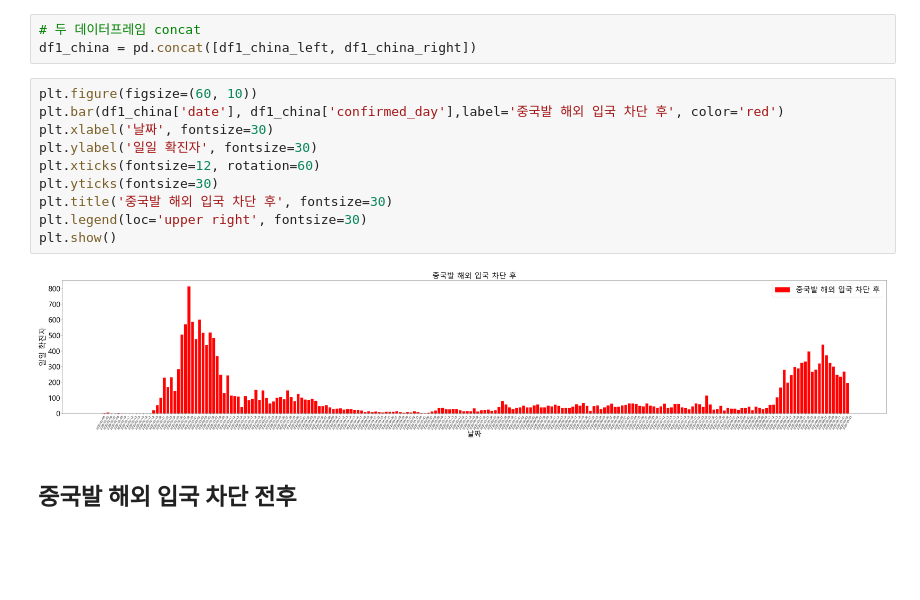
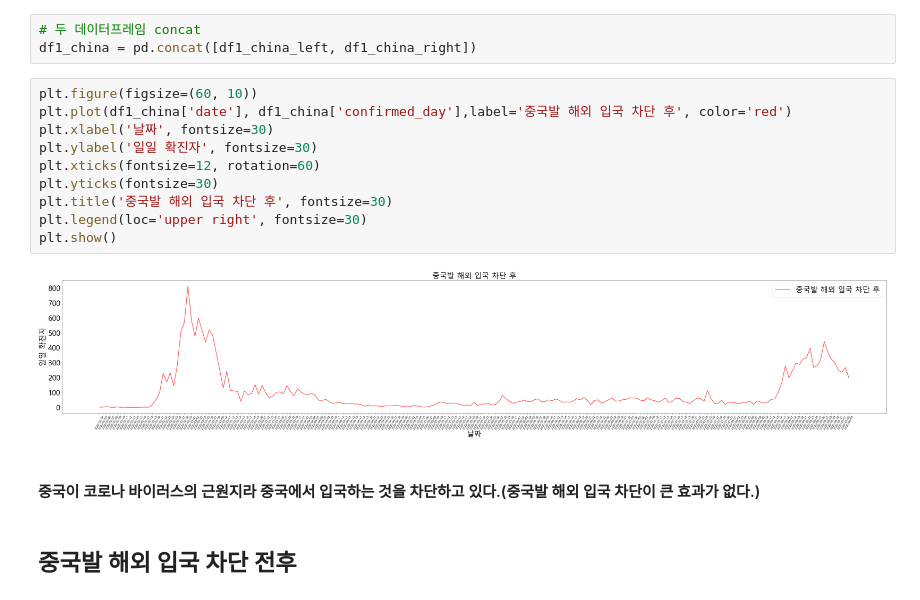
Before and after one commit to xdfc1745/corona_dataAnalysis, a Jupyter notebook: policy_until_0904/covid19_policy_immigration.ipynb, the cells around one changed output. Saved outputs shown, nothing was run; the diff lists cells and outputs as text; blank space fills up the shorter version.

```diff
--- a/policy_until_0904/covid19_policy_immigration.ipynb
+++ b/policy_until_0904/covid19_policy_immigration.ipynb
@@ -103,16 +103,18 @@ df1_china_right = df1_sum[(df1_sum['date'] >= '2020-07-01')]
 df1_china = pd.concat([df1_china_left, df1_china_right])
 # %%
 plt.figure(figsize=(60, 10))
-plt.bar(df1_china['date'], df1_china['confirmed_day'],label='중국발 해외 입국 차단 후', color='red')
+plt.plot(df1_china['date'], df1_china['confirmed_day'],label='중국발 해외 입국 차단 후', color='red')
 plt.xlabel('날짜', fontsize=30)
 plt.ylabel('일일 확진자', fontsize=30)
 plt.xticks(fontsize=12, rotation=60)
 plt.yticks(fontsize=30)
 plt.title('중국발 해외 입국 차단 후', fontsize=30)
 plt.legend(loc='upper right', fontsize=30)
 plt.show()
 # %% [output]
-[figure, old version]
+[figure, new version]
+# %% [markdown]
+#### 중국이 코로나 바이러스의 근원지라 중국에서 입국하는 것을 차단하고 있다.(중국발 해외 입국 차단이 큰 효과가 없다.)
 # %% [markdown]
 ## 중국발 해외 입국 차단 전후
 # %%
```
Also changed, not shown: parts of 9 cells of this notebook, 7 other files.
